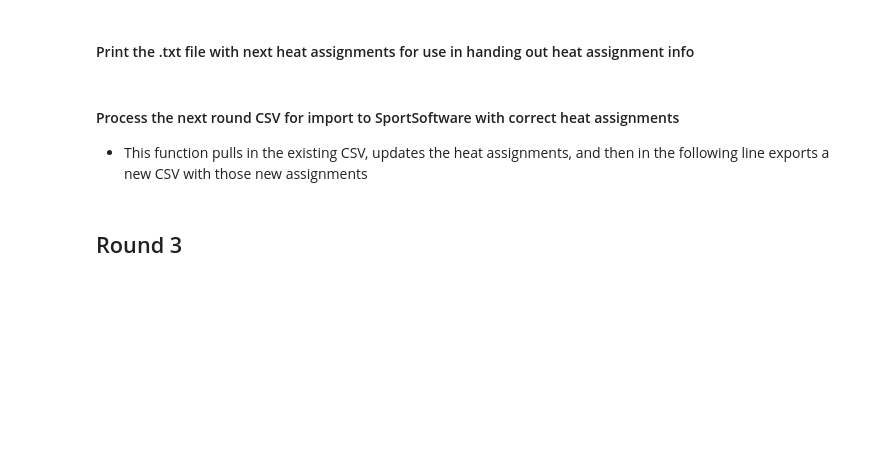
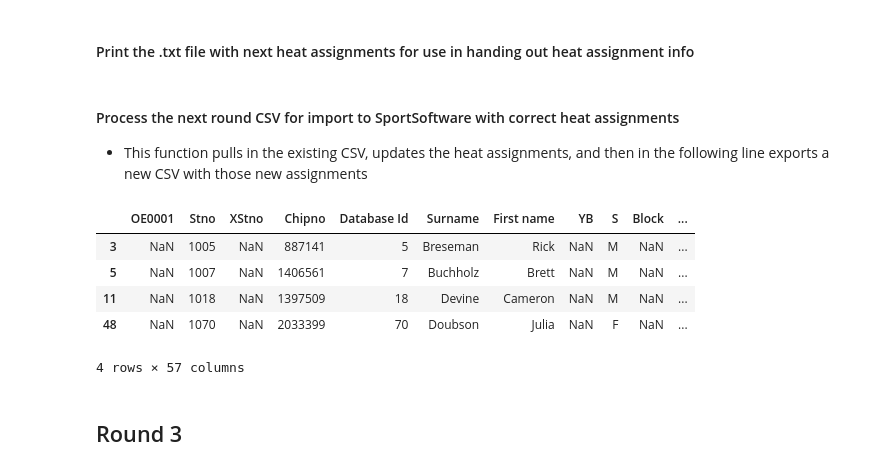
Before and after one commit to gcnuss/SART_Automation, a Jupyter notebook: 2018_SART_Prep_Test.ipynb, the cells around one changed output. Cells and saved outputs as stored; diff of their text form; code cells hidden in the pictures; blank space fills up the shorter version.

```diff
--- a/2018_SART_Prep_Test.ipynb
+++ b/2018_SART_Prep_Test.ipynb
@@ -621,6 +637,6 @@ print(*sart18_56.print_heat_assigns(3), sep='\n', file = open("2018_TestFiles_fr
 #### Process the next round CSV for import to SportSoftware with correct heat assignments
 - This function pulls in the existing CSV, updates the heat assignments, and then in the following line exports a new CSV with those new assignments
 # %%
-r3_ss_import = sart17.assign_nxt_ht_to_ss_import_csv('2017_event_files/EntryForOE-R03-LynnwoodGolf-preevent.csv', 2)
+r3_ss_import = sart18_56.assign_nxt_ht_to_ss_import_csv('2018_TestFiles_from2017/EntryForOE-R03-LynnwoodGolf-preevent.csv', 2)
 #Round must be put in as an integer here!
 # %%
@@ -628,3 +644,12 @@ r3_ss_import.to_csv('2017_event_files/SS_import_R3_with_heats.csv', index=False)
+# %%
+r3_ss_import[r3_ss_import['Long']=='Heat 310']
+# %% [output]
+|  | OE0001 | Stno | XStno | Chipno | Database Id | Surname | First name | YB | S | Block | ... |
+| 3 | NaN | 1005 | NaN | 887141 | 5 | Breseman | Rick | NaN | M | NaN | ... |
+| 5 | NaN | 1007 | NaN | 1406561 | 7 | Buchholz | Brett | NaN | M | NaN | ... |
+| 11 | NaN | 1018 | NaN | 1397509 | 18 | Devine | Cameron | NaN | M | NaN | ... |
+| 48 | NaN | 1070 | NaN | 2033399 | 70 | Doubson | Julia | NaN | F | NaN | ... |
+4 rows × 57 columns
 # %% [markdown]
 ## Round 3
 # %% [markdown]
```
Also changed, not shown: parts of 26 cells of this notebook, 1 other file.
